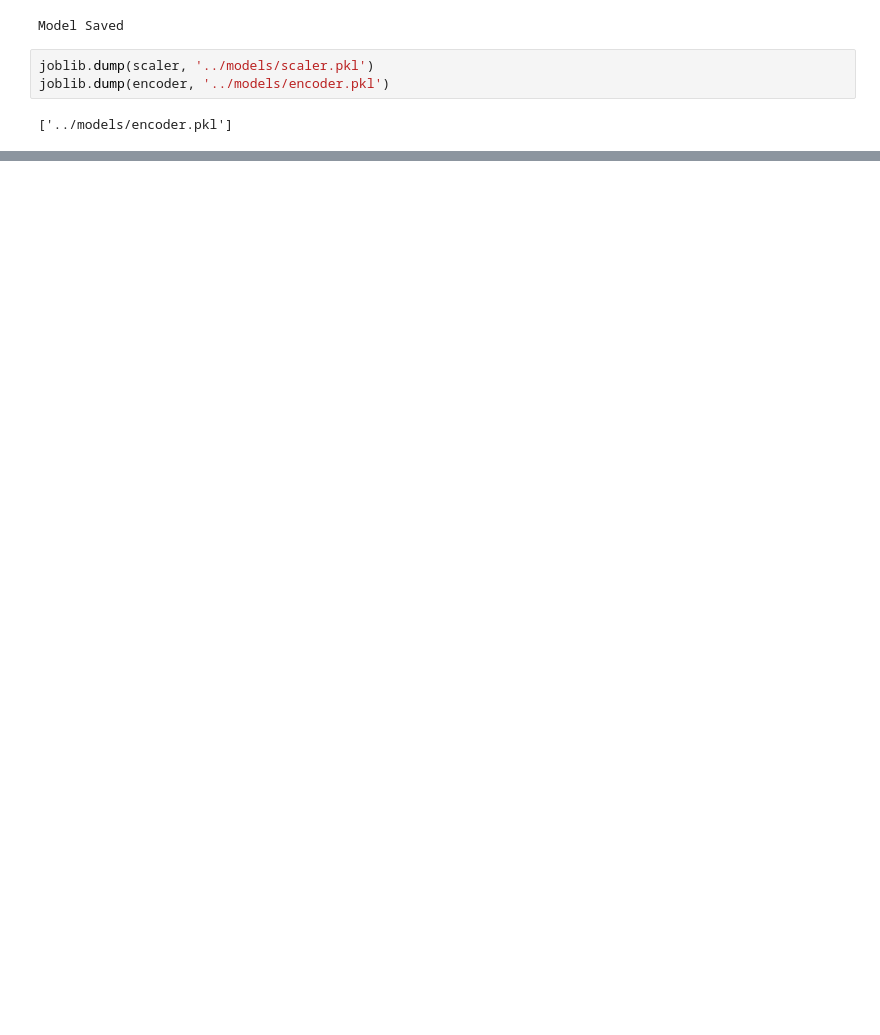
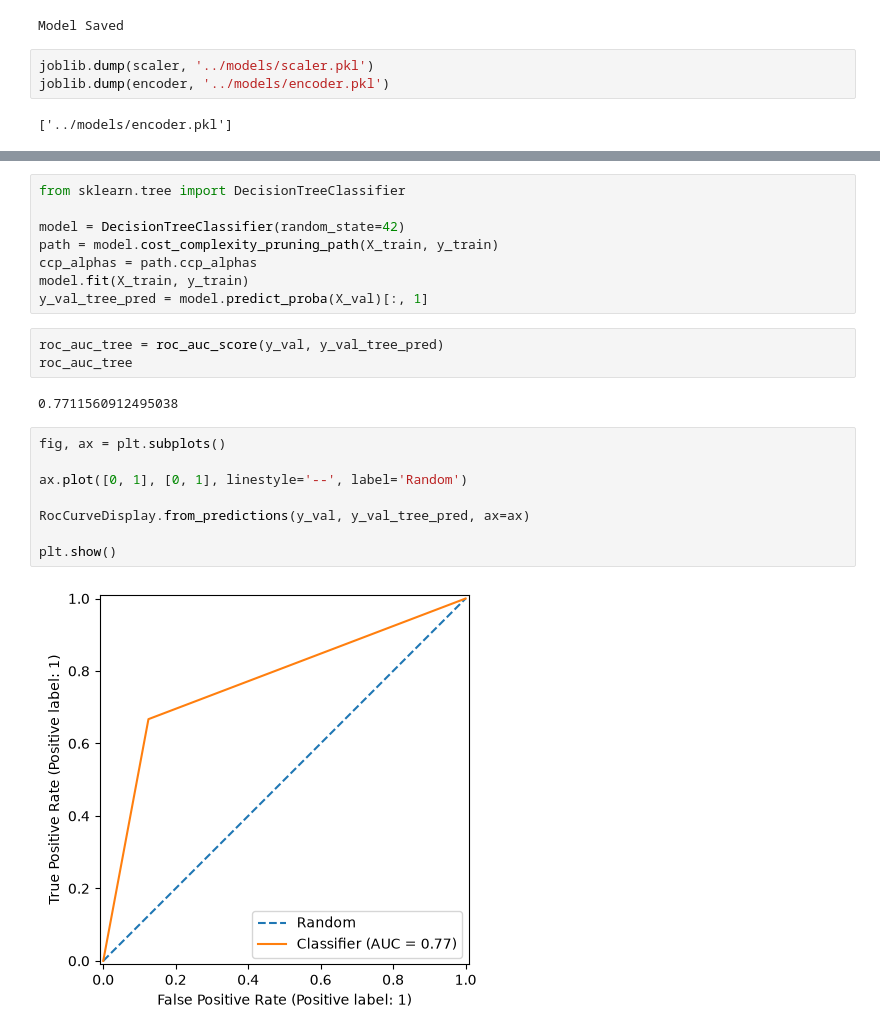
Before and after one commit to samisiraj/loan-default-prediction, a Jupyter notebook: notebooks/03_modelling.ipynb, the cells around one changed output, grey strips where cells are left out. Saved outputs shown, nothing was run; the diff lists cells and outputs as text; blank space fills up the shorter version.

```diff
--- a/notebooks/03_modelling.ipynb
+++ b/notebooks/03_modelling.ipynb
@@ -358,0 +419,23 @@ joblib.dump(encoder, '../models/encoder.pkl')
+# %%
+from sklearn.tree import DecisionTreeClassifier
+
+model = DecisionTreeClassifier(random_state=42)
+path = model.cost_complexity_pruning_path(X_train, y_train)
+ccp_alphas = path.ccp_alphas
+model.fit(X_train, y_train)
+y_val_tree_pred = model.predict_proba(X_val)[:, 1]
+# %%
+roc_auc_tree = roc_auc_score(y_val, y_val_tree_pred)
+roc_auc_tree
+# %% [output]
+0.7711560912495038
+# %%
+fig, ax = plt.subplots()
+
+ax.plot([0, 1], [0, 1], linestyle='--', label='Random')
+
+RocCurveDisplay.from_predictions(y_val, y_val_tree_pred, ax=ax)
+
+plt.show()
+# %% [output]
+[figure, added]
```
Also changed, not shown: parts of 26 cells of this notebook, 1 other file.
